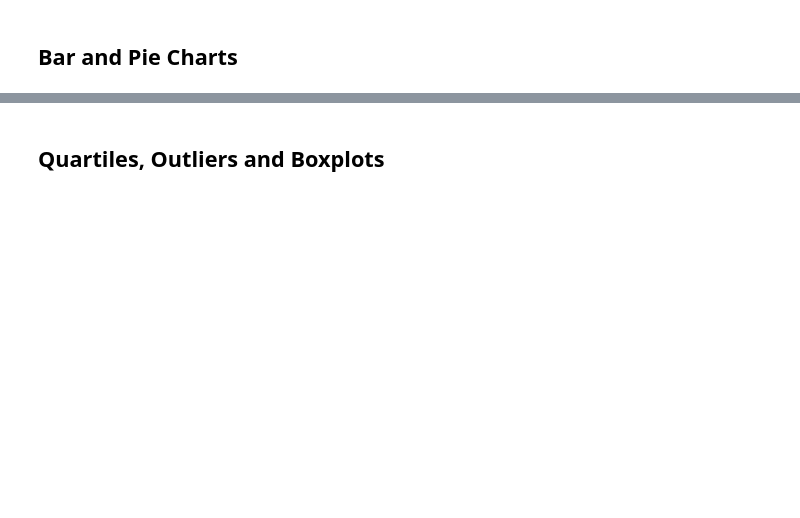
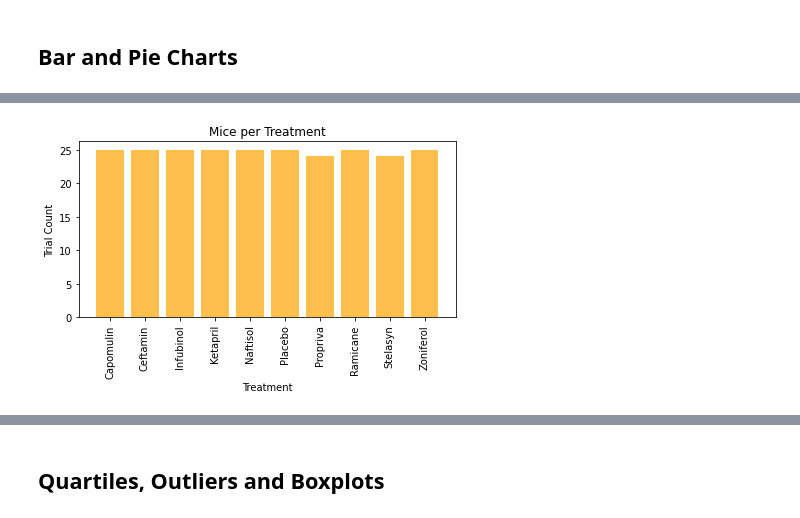
Before and after one commit to andresocorro/matplotlib-challenge, a Jupyter notebook: Pymaceuticals/pymaceuticals_starter.ipynb, the cells around one changed output, grey strips where cells are left out. Cells and saved outputs as stored; diff of their text form; code cells hidden in the pictures; blank space fills up the shorter version.

```diff
--- a/Pymaceuticals/pymaceuticals_starter.ipynb
+++ b/Pymaceuticals/pymaceuticals_starter.ipynb
@@ -176,2 +183,14 @@ summary_stats
 # %%
 # Generate a bar plot showing the total number of mice for each treatment throughout the course of the study using pyplot.
+x_axis = grouped_regimen.index
+y_axis = grouped_regimen
+
+x_array = np.arange(len(x_axis))
+plt.bar(x_axis, y_axis, color="orange",alpha=0.7, align="center")
+plt.xticks(rotation = 90)
+plt.xlabel("Treatment")
+plt.ylabel("Trial Count")
+plt.title("Mice per Treatment")
+plt.tight_layout()
+# %% [output]
+[figure, added]
```
Also changed, not shown: parts of 7 cells of this notebook.
